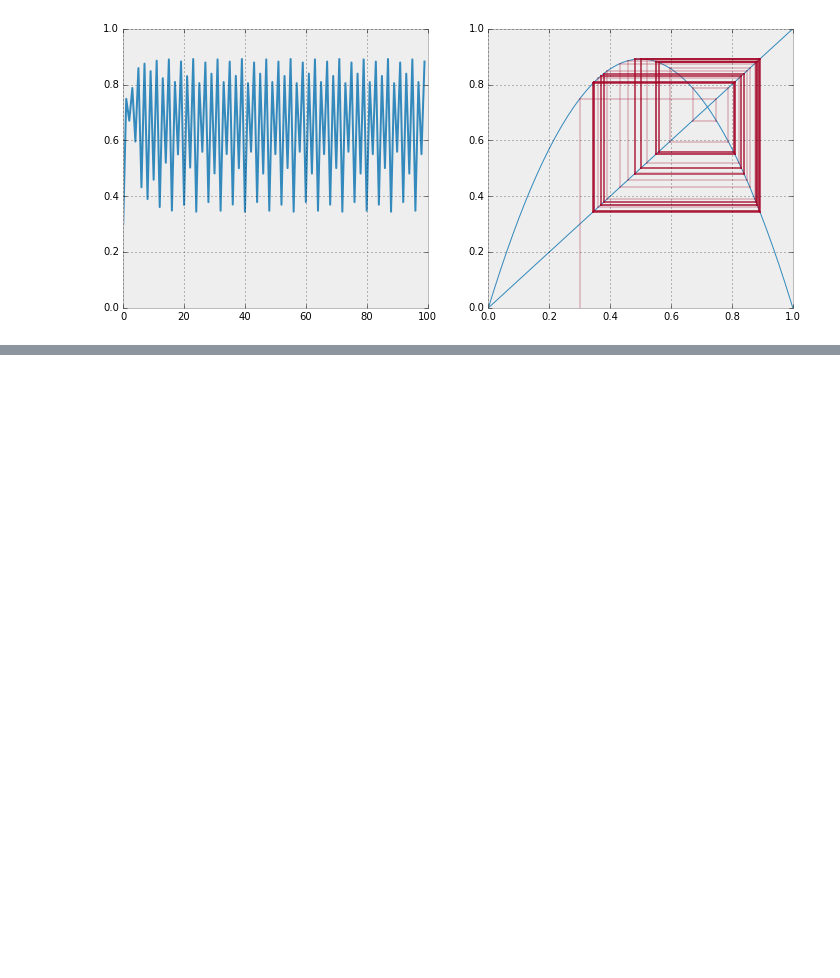
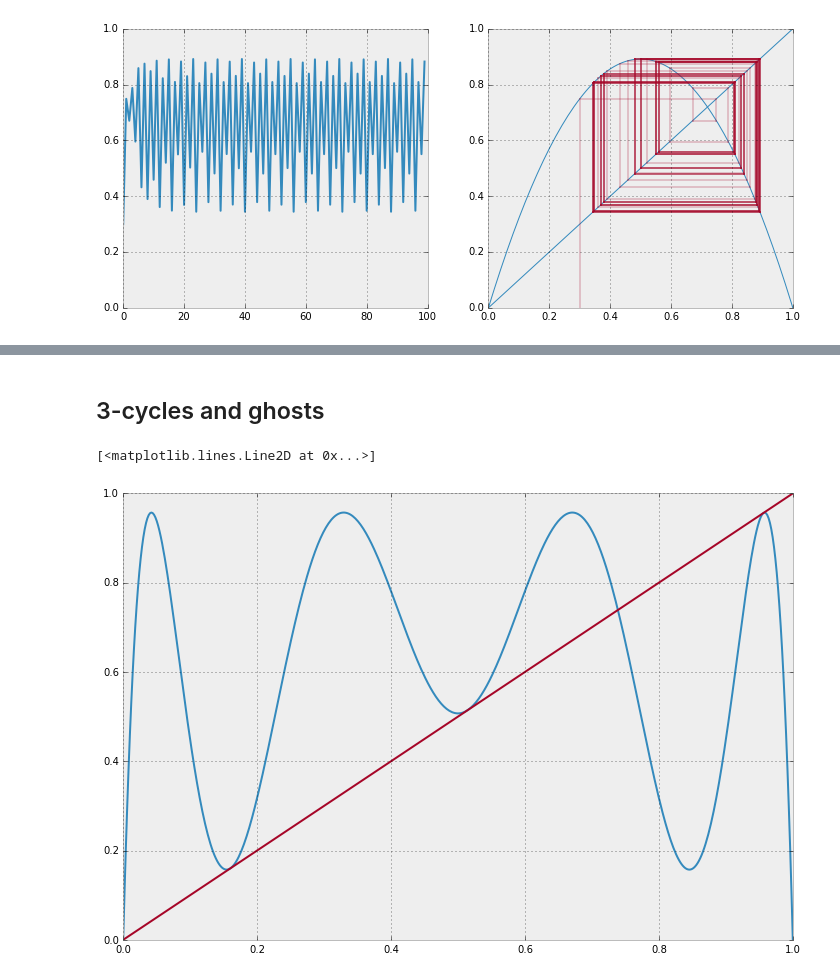
Before and after one commit to nordam/TFY4305, a Jupyter notebook: Notebooks/Maps.ipynb, the cells around one changed output, grey strips where cells are left out. Cells and saved outputs as stored; diff of their text form; code cells hidden in the pictures; blank space fills up the shorter version.

```diff
--- a/Notebooks/Maps.ipynb
+++ b/Notebooks/Maps.ipynb
@@ -278,0 +319,15 @@ plt.ylim(X[0], X[-1])
+# %% [markdown]
+## 3-cycles and ghosts
+# %%
+# Make a function for the third-iterate map by applying f thrice
+def f3(x, r):
+    return f(f(f(x, r), r), r)
+
+# Plot the third-iterate map
+x = np.linspace(0, 1, 500)
+fig = plt.figure(figsize = (12, 8))
+plt.plot(x, f3(x, r = 3.8284))
+plt.plot(x, x)
+# %% [output]
+[<matplotlib.lines.Line2D at 0x...>]
+[figure, added]
```
Also changed, not shown: parts of 11 cells of this notebook.
